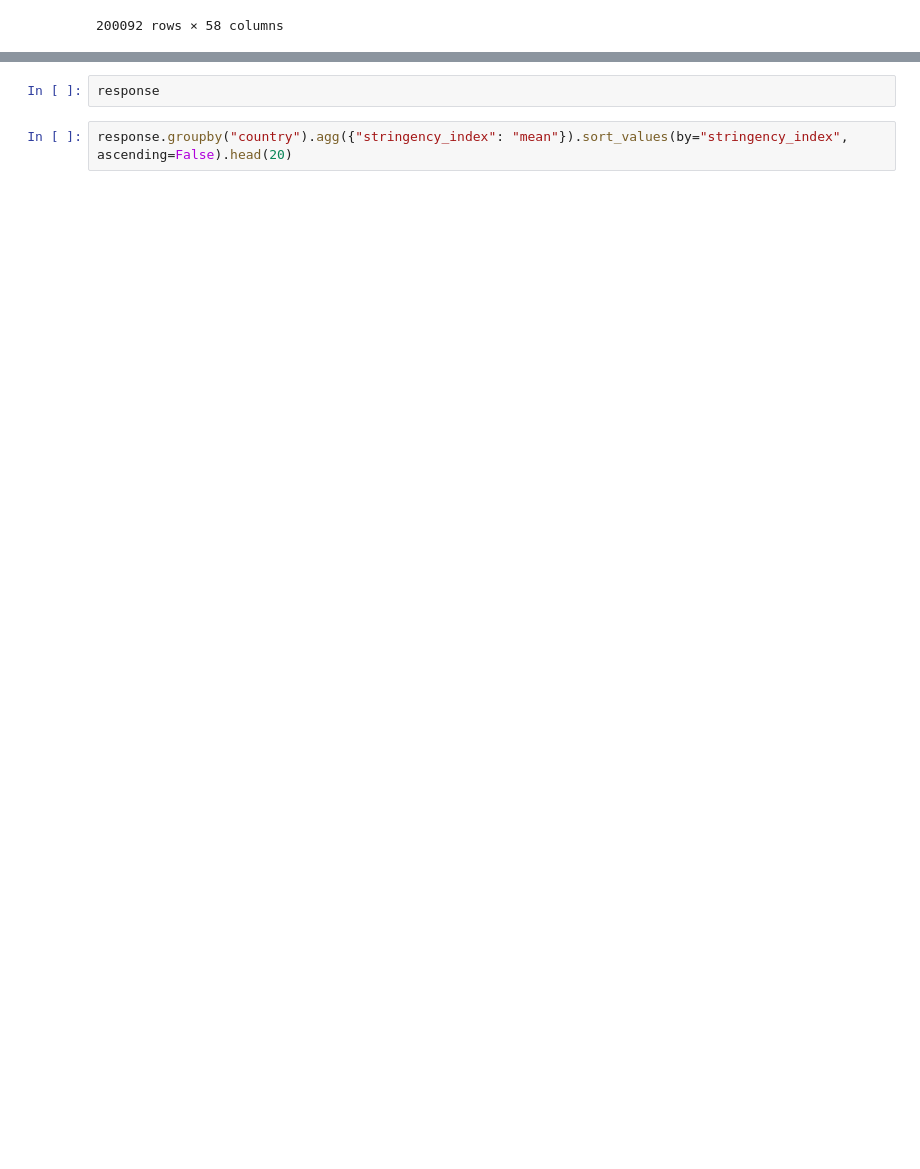
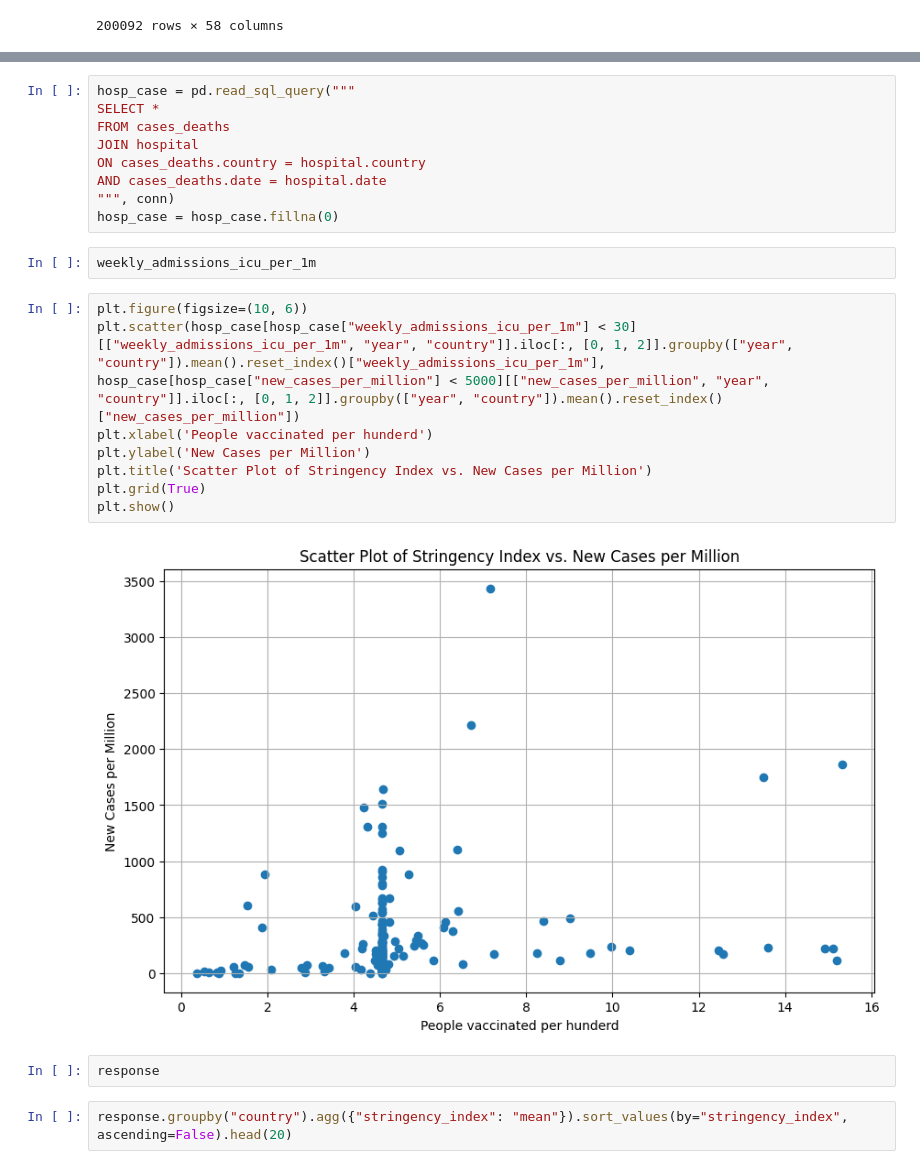
Before and after one commit to ArunKrishnan09/Covid-Analysis, a Jupyter notebook: Covid_analysis.ipynb, the cells around one changed output, grey strips where cells are left out. Saved outputs shown, nothing was run; the diff lists cells and outputs as text; blank space fills up the shorter version.

```diff
--- a/Covid_analysis.ipynb
+++ b/Covid_analysis.ipynb
@@ -829,3 +841,24 @@ plt.show()
+# %%
+hosp_case = pd.read_sql_query("""
+SELECT *
+FROM cases_deaths
+JOIN hospital
+ON cases_deaths.country = hospital.country
+AND cases_deaths.date = hospital.date
+""", conn)
+hosp_case = hosp_case.fillna(0)
+# %%
+weekly_admissions_icu_per_1m
+# %%
+plt.figure(figsize=(10, 6))
+plt.scatter(hosp_case[hosp_case["weekly_admissions_icu_per_1m"] < 30][["weekly_admissions_icu_per_1m", "year", "country"]].iloc[:, [0, 1, 2]].groupby(["year", "country"]).mean().reset_index()["weekly_admissions_icu_per_1m"], hosp_case[hosp_case["new_cases_per_million"] < 5000][["new_cases_per_million", "year", "country"]].iloc[:, [0, 1, 2]].groupby(["year", "country"]).mean().reset_index()["new_cases_per_million"])
+plt.xlabel('People vaccinated per hunderd')
+plt.ylabel('New Cases per Million')
+plt.title('Scatter Plot of Stringency Index vs. New Cases per Million')
+plt.grid(True)
+plt.show()
+# %% [output]
+[figure, added]
 # %%
 response
 # %%
```
Also changed, not shown: parts of 2 cells of this notebook.
